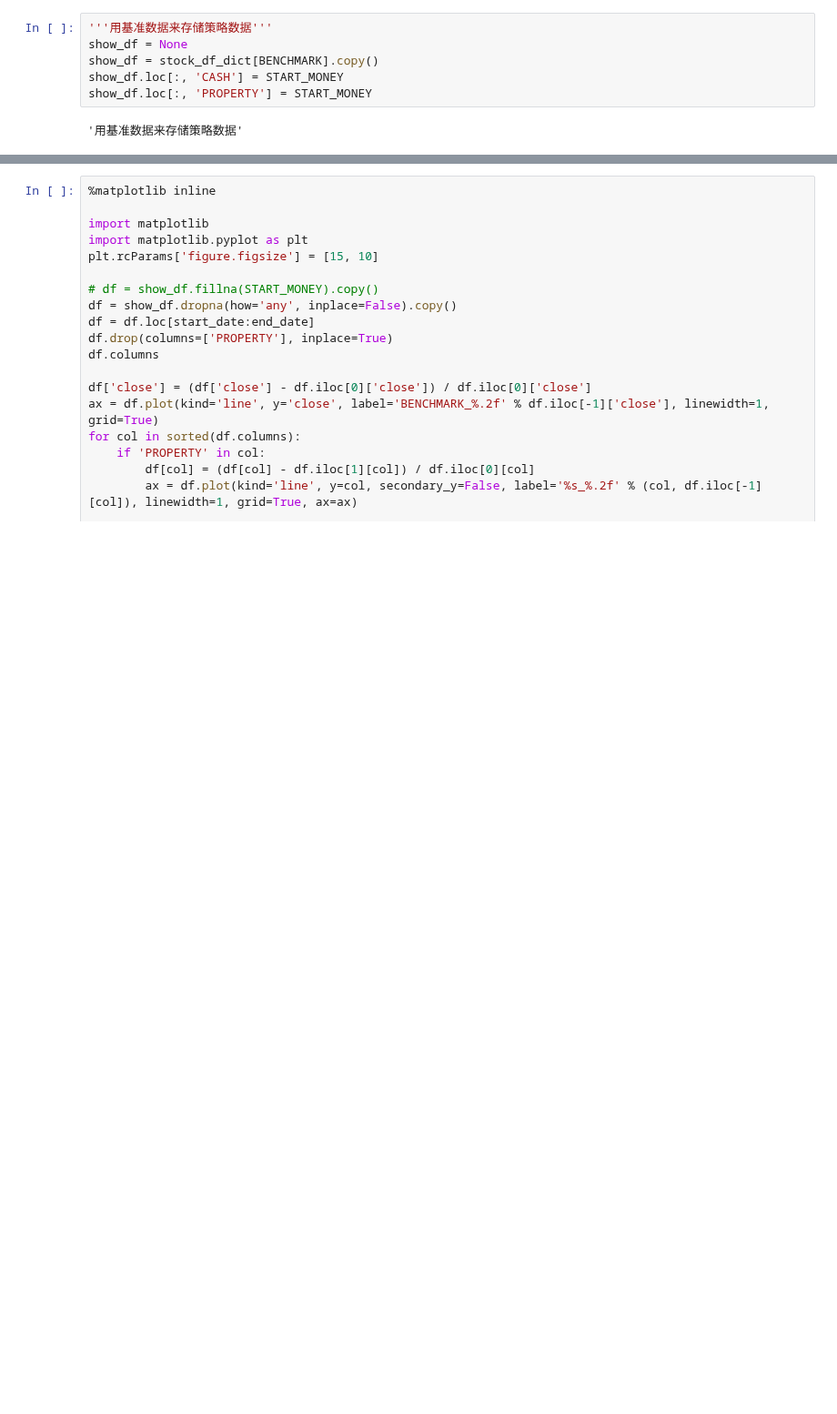
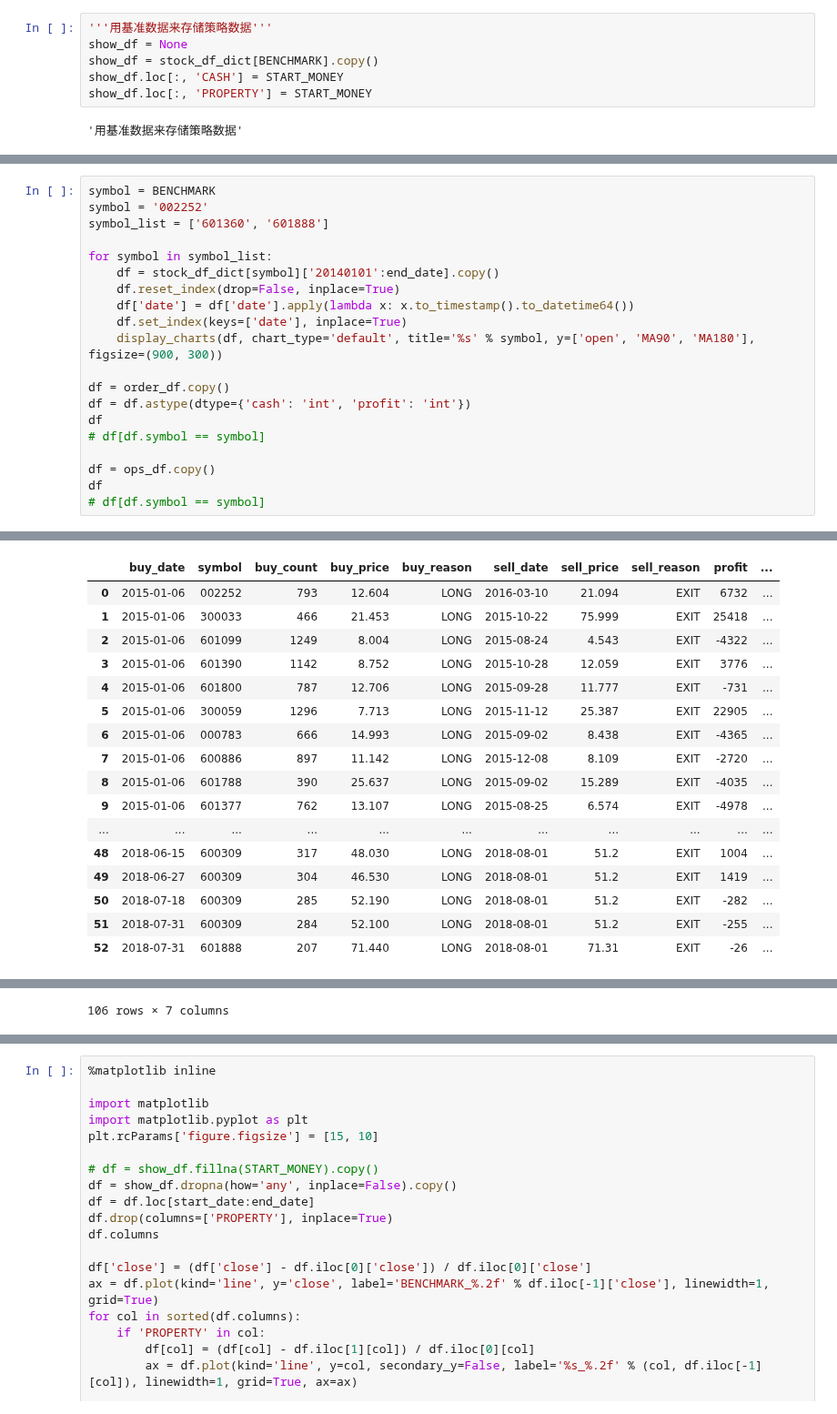
Before and after one commit to dxcv/ML4M, a Jupyter notebook: notebook/multi_system_common.ipynb, the cells around one changed output, grey strips where cells are left out. Shown at 91% size. Saved outputs shown, nothing was run; the diff lists cells and outputs as text; blank space fills up the shorter version.

```diff
--- a/notebook/multi_system_common.ipynb
+++ b/notebook/multi_system_common.ipynb
@@ -982,0 +968,21 @@ df = ops_df.copy()
+# %%
+symbol = BENCHMARK
+symbol = '002252'
+symbol_list = ['601360', '601888']
+
+for symbol in symbol_list:
+    df = stock_df_dict[symbol]['20140101':end_date].copy()
+    df.reset_index(drop=False, inplace=True)
+    df['date'] = df['date'].apply(lambda x: x.to_timestamp().to_datetime64())
+    df.set_index(keys=['date'], inplace=True)
+    display_charts(df, chart_type='default', title='%s' % symbol, y=['open', 'MA90', 'MA180'], figsize=(900, 300))
+
+df = order_df.copy()
+df = df.astype(dtype={'cash': 'int', 'profit': 'int'})
+df
+# df[df.symbol == symbol]
+
+df = ops_df.copy()
+df
+# df[df.symbol == symbol]
+# %% [output]
@@ -982,0 +991,17 @@ df = ops_df.copy()
+|  | buy_date | symbol | buy_count | buy_price | buy_reason | sell_date | sell_price | sell_reason | profit | ... |
+| 0 | 2015-01-06 | 002252 | 793 | 12.604 | LONG | 2016-03-10 | 21.094 | EXIT | 6732 | ... |
+| 1 | 2015-01-06 | 300033 | 466 | 21.453 | LONG | 2015-10-22 | 75.999 | EXIT | 25418 | ... |
+| 2 | 2015-01-06 | 601099 | 1249 | 8.004 | LONG | 2015-08-24 | 4.543 | EXIT | -4322 | ... |
+| 3 | 2015-01-06 | 601390 | 1142 | 8.752 | LONG | 2015-10-28 | 12.059 | EXIT | 3776 | ... |
+| 4 | 2015-01-06 | 601800 | 787 | 12.706 | LONG | 2015-09-28 | 11.777 | EXIT | -731 | ... |
+| 5 | 2015-01-06 | 300059 | 1296 | 7.713 | LONG | 2015-11-12 | 25.387 | EXIT | 22905 | ... |
+| 6 | 2015-01-06 | 000783 | 666 | 14.993 | LONG | 2015-09-02 | 8.438 | EXIT | -4365 | ... |
+| 7 | 2015-01-06 | 600886 | 897 | 11.142 | LONG | 2015-12-08 | 8.109 | EXIT | -2720 | ... |
+| 8 | 2015-01-06 | 601788 | 390 | 25.637 | LONG | 2015-09-02 | 15.289 | EXIT | -4035 | ... |
+| 9 | 2015-01-06 | 601377 | 762 | 13.107 | LONG | 2015-08-25 | 6.574 | EXIT | -4978 | ... |
+| ... | ... | ... | ... | ... | ... | ... | ... | ... | ... | ... |
+| 48 | 2018-06-15 | 600309 | 317 | 48.030 | LONG | 2018-08-01 | 51.2 | EXIT | 1004 | ... |
+| 49 | 2018-06-27 | 600309 | 304 | 46.530 | LONG | 2018-08-01 | 51.2 | EXIT | 1419 | ... |
+| 50 | 2018-07-18 | 600309 | 285 | 52.190 | LONG | 2018-08-01 | 51.2 | EXIT | -282 | ... |
+| 51 | 2018-07-31 | 600309 | 284 | 52.100 | LONG | 2018-08-01 | 51.2 | EXIT | -255 | ... |
+| 52 | 2018-07-31 | 601888 | 207 | 71.440 | LONG | 2018-08-01 | 71.31 | EXIT | -26 | ... |
@@ -982,0 +1025 @@ df = ops_df.copy()
+106 rows × 7 columns
```
Also changed, not shown: parts of 12 cells of this notebook, 2 other files.
